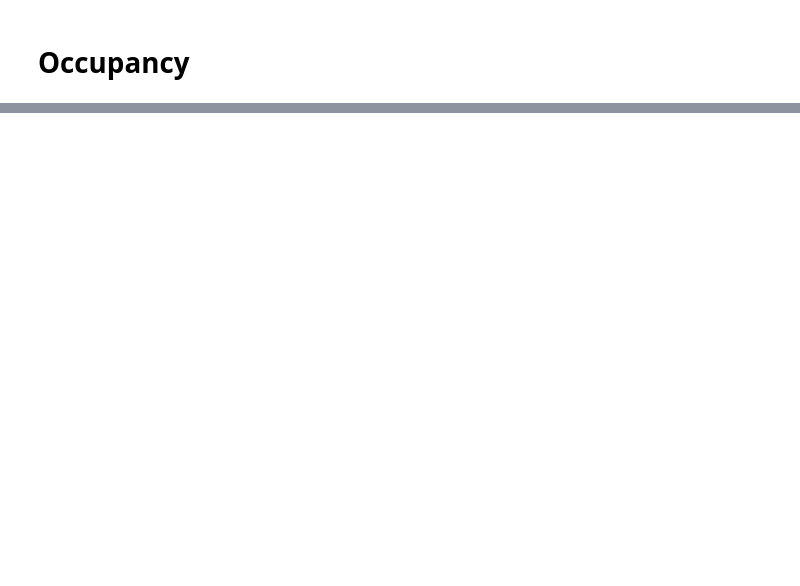
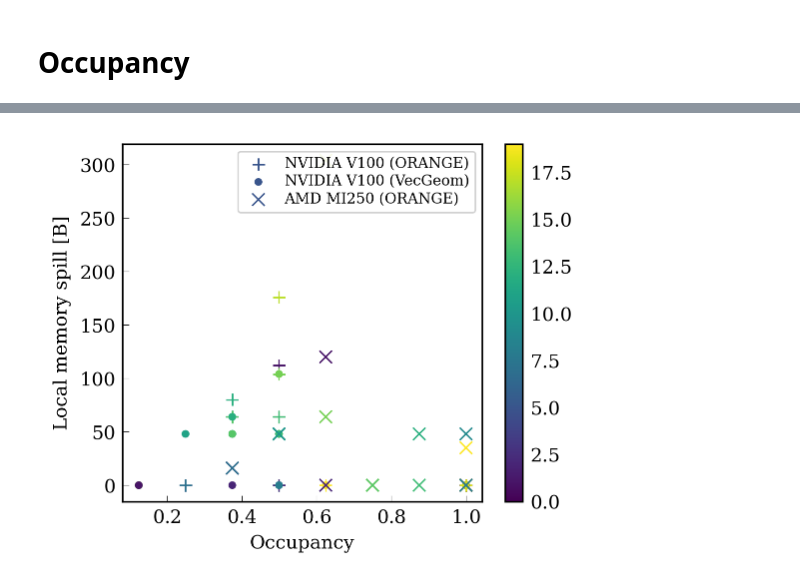
Before and after one commit to celeritas-project/regression, a Jupyter notebook: analysis.ipynb, the cells around one changed output, grey strips where cells are left out. Saved outputs shown, nothing was run; the diff lists cells and outputs as text; code cells hidden in the pictures; blank space fills up the shorter version.

```diff
--- a/analysis.ipynb
+++ b/analysis.ipynb
@@ -498,3 +135,31 @@ ksdf[ksdf['local_mem'] > 64]
 |  |  | geo-boundary | 0 | 8388608 | 176 | 4 | 256 | ... |
 | hip | orange | initialize-tracks | 0 | 68702699520 | 120 | 5 | 256 | ... |
 |  |  | geo-boundary | 0 | 68702699520 | 304 | 5 | 256 | ... |
+# %%
+archgeo_labels = {
+    "cuda/vecgeom": "NVIDIA V100 (VecGeom)",
+    "cuda/orange": "NVIDIA V100 (ORANGE)",
+    "hip/orange": "AMD MI250 (ORANGE)",
+}
+archgeo_markers = {
+    "cuda/vecgeom": ".",
+    "cuda/orange": "+",
+    "hip/orange": "x",
+}
+
+
+(fig, ax) = plt.subplots()
+for key, ks in ksdf.unstack("name").iterrows():
+    k = "/".join(key)
+    ks = ks.unstack(level=0)
+    s = ax.scatter(ks["occupancy"], ks["local_mem"],
+               c=ks["kernel_index"],
+               marker=archgeo_markers[k], label=archgeo_labels[k])
+#ax.set_xlim(-0.05, 1.05)
+ax.set_xlabel("Occupancy")
+ax.set_ylabel("Local memory spill [B]")
+ax.legend()
+cb = fig.colorbar(s)
+fig.tight_layout()
+# %% [output]
+[figure, added]
```
Also changed, not shown: parts of 38 cells of this notebook, 3 other files.
